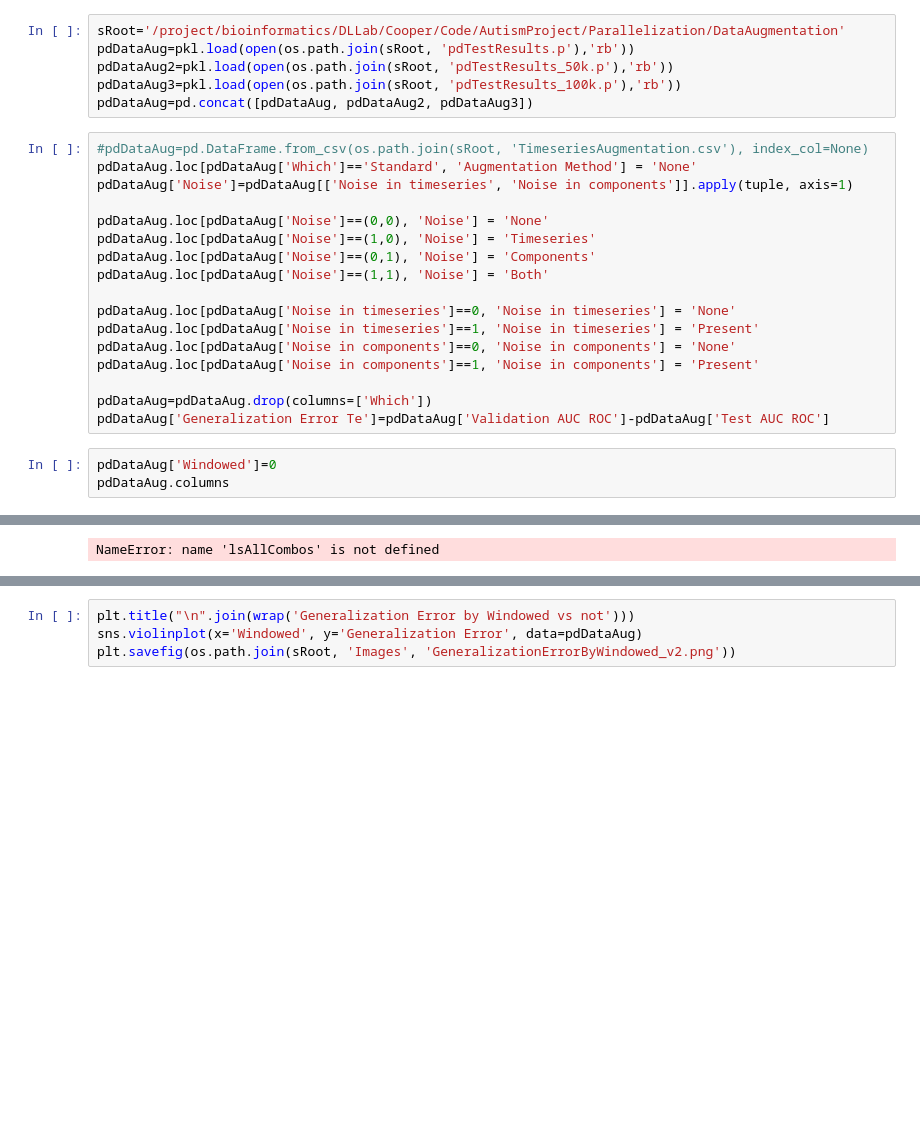
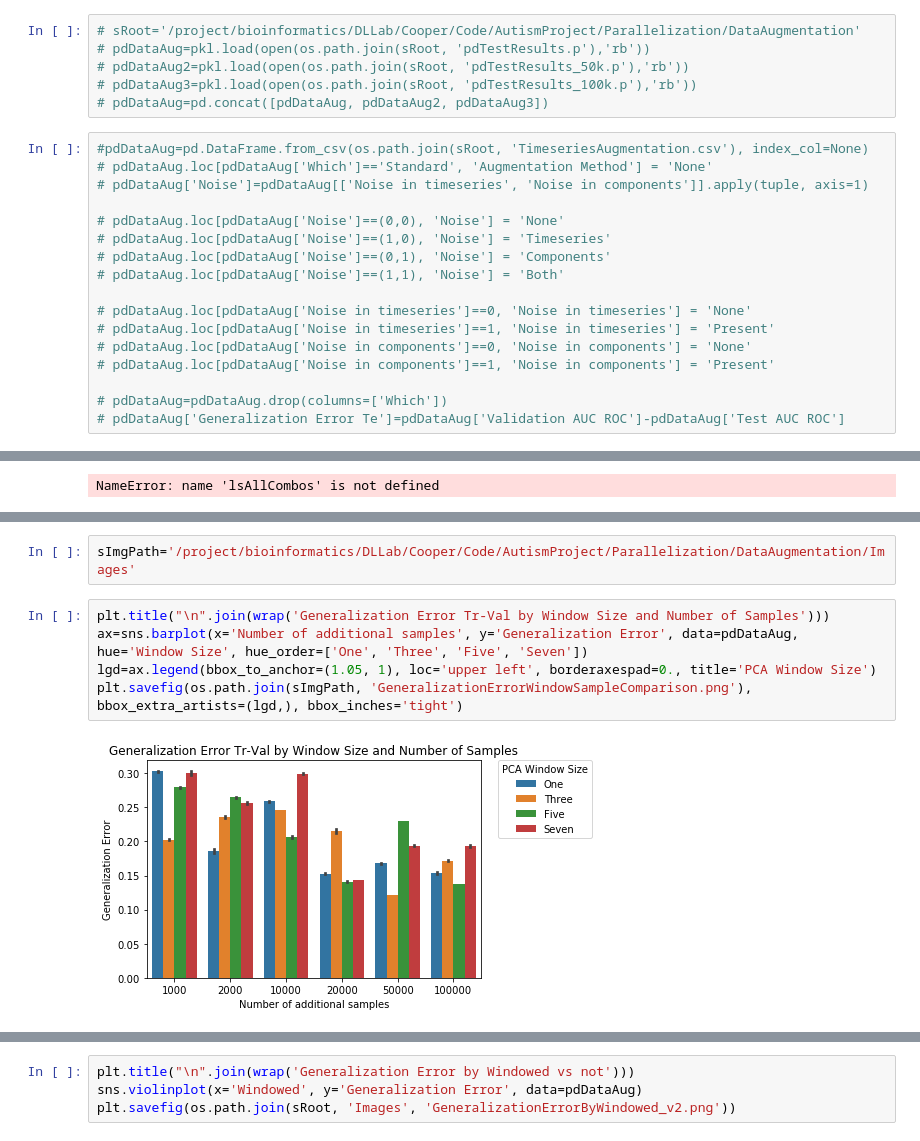
Before and after one commit to DeepLearningForPrecisionHealthLab/ConsistentASDCorrelates, a Jupyter notebook: Parallelization/DataAugmentationVisualization.ipynb, the cells around one changed output, grey strips where cells are left out. Saved outputs shown, nothing was run; the diff lists cells and outputs as text; blank space fills up the shorter version.

```diff
--- a/Parallelization/DataAugmentationVisualization.ipynb
+++ b/Parallelization/DataAugmentationVisualization.ipynb
@@ -15,26 +27,23 @@ import itertools
 # %%
-sRoot='/project/bioinformatics/DLLab/Cooper/Code/AutismProject/Parallelization/DataAugmentation'
-pdDataAug=pkl.load(open(os.path.join(sRoot, 'pdTestResults.p'),'rb'))
-pdDataAug2=pkl.load(open(os.path.join(sRoot, 'pdTestResults_50k.p'),'rb'))
-pdDataAug3=pkl.load(open(os.path.join(sRoot, 'pdTestResults_100k.p'),'rb'))
-pdDataAug=pd.concat([pdDataAug, pdDataAug2, pdDataAug3])
+# sRoot='/project/bioinformatics/DLLab/Cooper/Code/AutismProject/Parallelization/DataAugmentation'
+# pdDataAug=pkl.load(open(os.path.join(sRoot, 'pdTestResults.p'),'rb'))
+# pdDataAug2=pkl.load(open(os.path.join(sRoot, 'pdTestResults_50k.p'),'rb'))
+# pdDataAug3=pkl.load(open(os.path.join(sRoot, 'pdTestResults_100k.p'),'rb'))
+# pdDataAug=pd.concat([pdDataAug, pdDataAug2, pdDataAug3])
 # %%
 #pdDataAug=pd.DataFrame.from_csv(os.path.join(sRoot, 'TimeseriesAugmentation.csv'), index_col=None)
-pdDataAug.loc[pdDataAug['Which']=='Standard', 'Augmentation Method'] = 'None'
-pdDataAug['Noise']=pdDataAug[['Noise in timeseries', 'Noise in components']].apply(tuple, axis=1)
+# pdDataAug.loc[pdDataAug['Which']=='Standard', 'Augmentation Method'] = 'None'
+# pdDataAug['Noise']=pdDataAug[['Noise in timeseries', 'Noise in components']].apply(tuple, axis=1)
 
-pdDataAug.loc[pdDataAug['Noise']==(0,0), 'Noise'] = 'None'
-pdDataAug.loc[pdDataAug['Noise']==(1,0), 'Noise'] = 'Timeseries'
-pdDataAug.loc[pdDataAug['Noise']==(0,1), 'Noise'] = 'Components'
-pdDataAug.loc[pdDataAug['Noise']==(1,1), 'Noise'] = 'Both'
+# pdDataAug.loc[pdDataAug['Noise']==(0,0), 'Noise'] = 'None'
+# pdDataAug.loc[pdDataAug['Noise']==(1,0), 'Noise'] = 'Timeseries'
+# pdDataAug.loc[pdDataAug['Noise']==(0,1), 'Noise'] = 'Components'
+# pdDataAug.loc[pdDataAug['Noise']==(1,1), 'Noise'] = 'Both'
 
-pdDataAug.loc[pdDataAug['Noise in timeseries']==0, 'Noise in timeseries'] = 'None'
-pdDataAug.loc[pdDataAug['Noise in timeseries']==1, 'Noise in timeseries'] = 'Present'
-pdDataAug.loc[pdDataAug['Noise in components']==0, 'Noise in components'] = 'None'
-pdDataAug.loc[pdDataAug['Noise in components']==1, 'Noise in components'] = 'Present'
+# pdDataAug.loc[pdDataAug['Noise in timeseries']==0, 'Noise in timeseries'] = 'None'
+# pdDataAug.loc[pdDataAug['Noise in timeseries']==1, 'Noise in timeseries'] = 'Present'
+# pdDataAug.loc[pdDataAug['Noise in components']==0, 'Noise in components'] = 'None'
+# pdDataAug.loc[pdDataAug['Noise in components']==1, 'Noise in components'] = 'Present'
 
-pdDataAug=pdDataAug.drop(columns=['Which'])
-pdDataAug['Generalization Error Te']=pdDataAug['Validation AUC ROC']-pdDataAug['Test AUC ROC']
+# pdDataAug=pdDataAug.drop(columns=['Which'])
+# pdDataAug['Generalization Error Te']=pdDataAug['Validation AUC ROC']-pdDataAug['Test AUC ROC']
-# %%
-pdDataAug['Windowed']=0
-pdDataAug.columns
@@ -122,0 +180,9 @@ NameError: name 'lsAllCombos' is not defined
+# %%
+sImgPath='/project/bioinformatics/DLLab/Cooper/Code/AutismProject/Parallelization/DataAugmentation/Images'
+# %%
+plt.title("\n".join(wrap('Generalization Error Tr-Val by Window Size and Number of Samples')))
+ax=sns.barplot(x='Number of additional samples', y='Generalization Error', data=pdDataAug, hue='Window Size', hue_order=['One', 'Three', 'Five', 'Seven'])
+lgd=ax.legend(bbox_to_anchor=(1.05, 1), loc='upper left', borderaxespad=0., title='PCA Window Size')
+plt.savefig(os.path.join(sImgPath, 'GeneralizationErrorWindowSampleComparison.png'), bbox_extra_artists=(lgd,), bbox_inches='tight')
+# %% [output]
+[figure, added]
```
Also changed, not shown: parts of 28 cells of this notebook, 4 other files.
